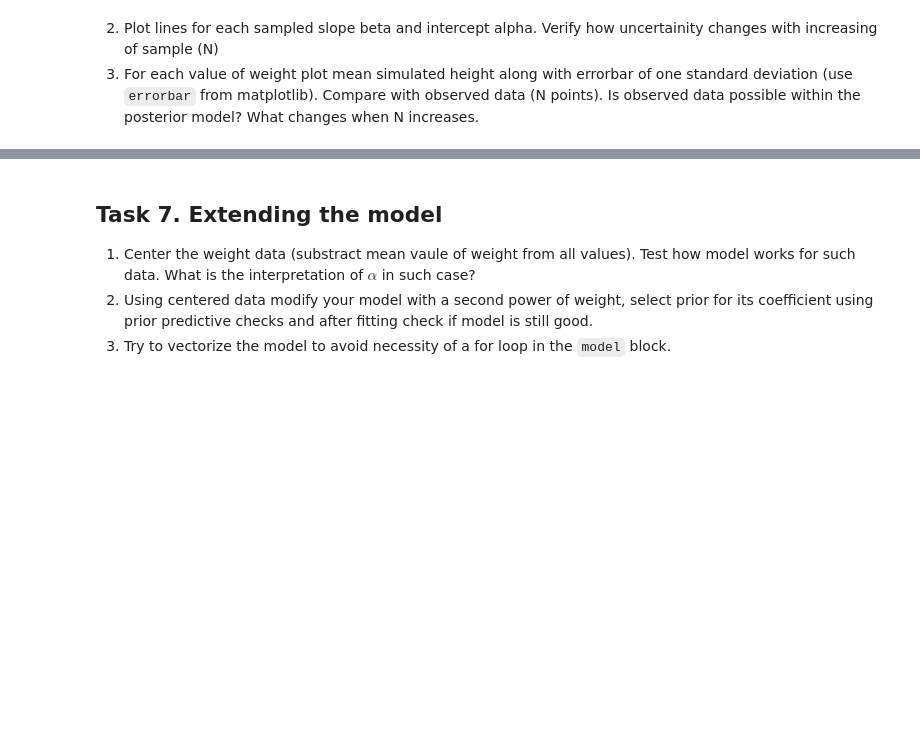
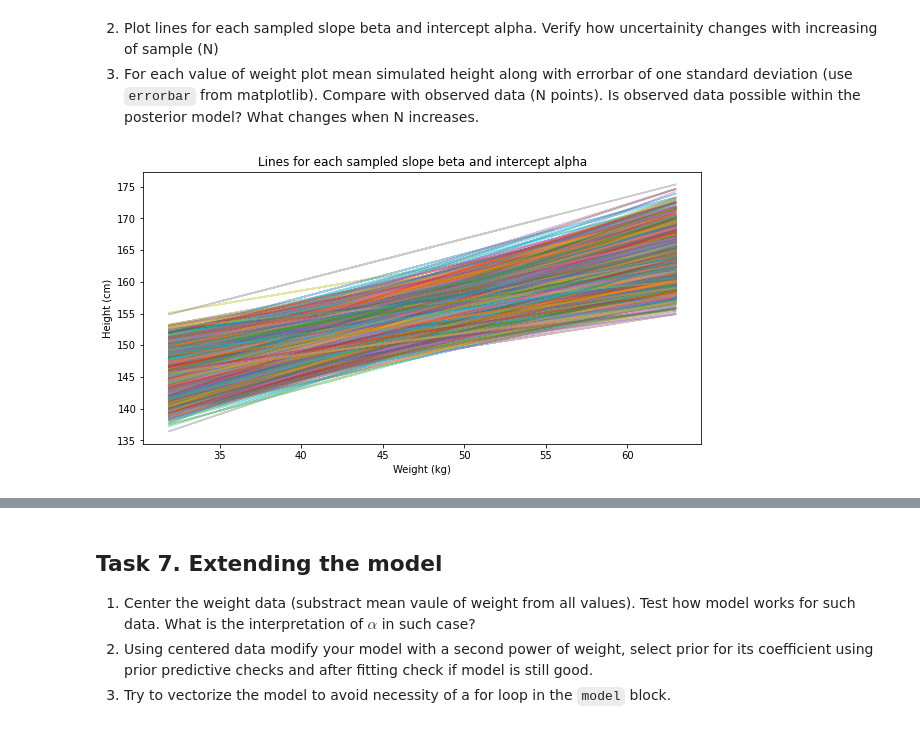
Before and after one commit to nmpluta/data-analytics-lectures, a Jupyter notebook: Data Analytics/Lab 4/lab4.ipynb, the cells around one changed output, grey strips where cells are left out. Saved outputs shown, nothing was run; the diff lists cells and outputs as text; code cells hidden in the pictures; blank space fills up the shorter version.

````diff
--- a/Data Analytics/Lab 4/lab4.ipynb
+++ b/Data Analytics/Lab 4/lab4.ipynb
@@ -412,0 +396,7 @@ Error:
+# %%
+# 1. Create data_fit dictionary containing data from N first rows of dataframe
+N = 10
+df_N = d.head(N)
+data_fit = {'N': N, 'weight': df_N.weight, 'height': df_N.height}
+
+fit=model_2_fit.sample(data=data_fit,seed=28052020)
@@ -413,3 +410,15 @@ Error:
 # %% [markdown]
 2. Plot lines for each sampled slope beta and intercept alpha. Verify how uncertainity changes with increasing of sample (N)
 2. For each value of weight plot mean simulated height along with errorbar of one standard deviation (use ```errorbar``` from matplotlib). Compare with observed data (N points). Is observed data possible within the posterior model? What changes when N increases.
+# %%
+# 2a. Plot lines for each sampled slope beta and intercept alpha.
+plt.figure(figsize=(10, 5))
+plt.title('Lines for each sampled slope beta and intercept alpha')
+for alpha, beta in zip(fit.stan_variable('alpha'), fit.stan_variable('beta')):
+    y = alpha + beta * df_N['weight']
+    plt.plot(df_N['weight'], y, alpha=0.4)
+plt.xlabel('Weight (kg)')
+plt.ylabel('Height (cm)')
+plt.show()
+# %% [output]
+[figure, added]
````
Also changed, not shown: parts of 14 cells of this notebook, 6 other files.
